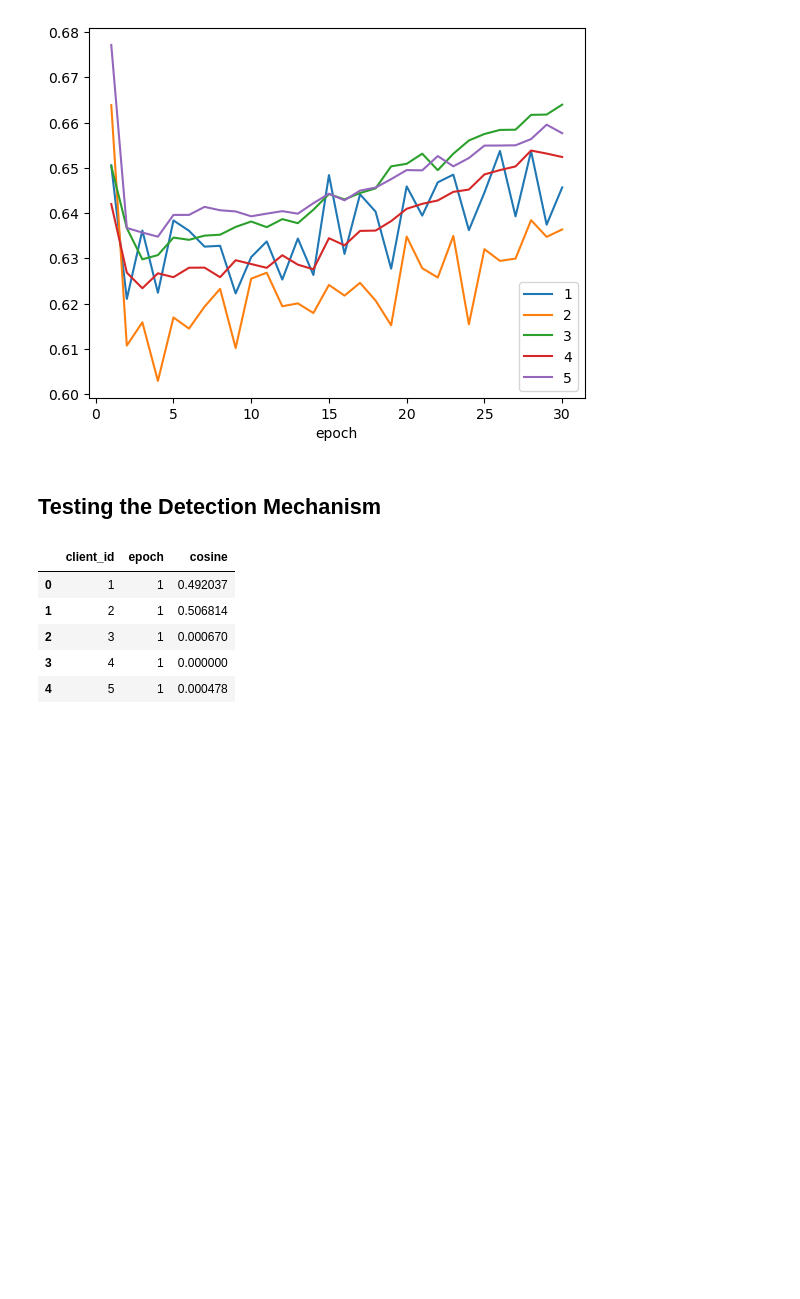
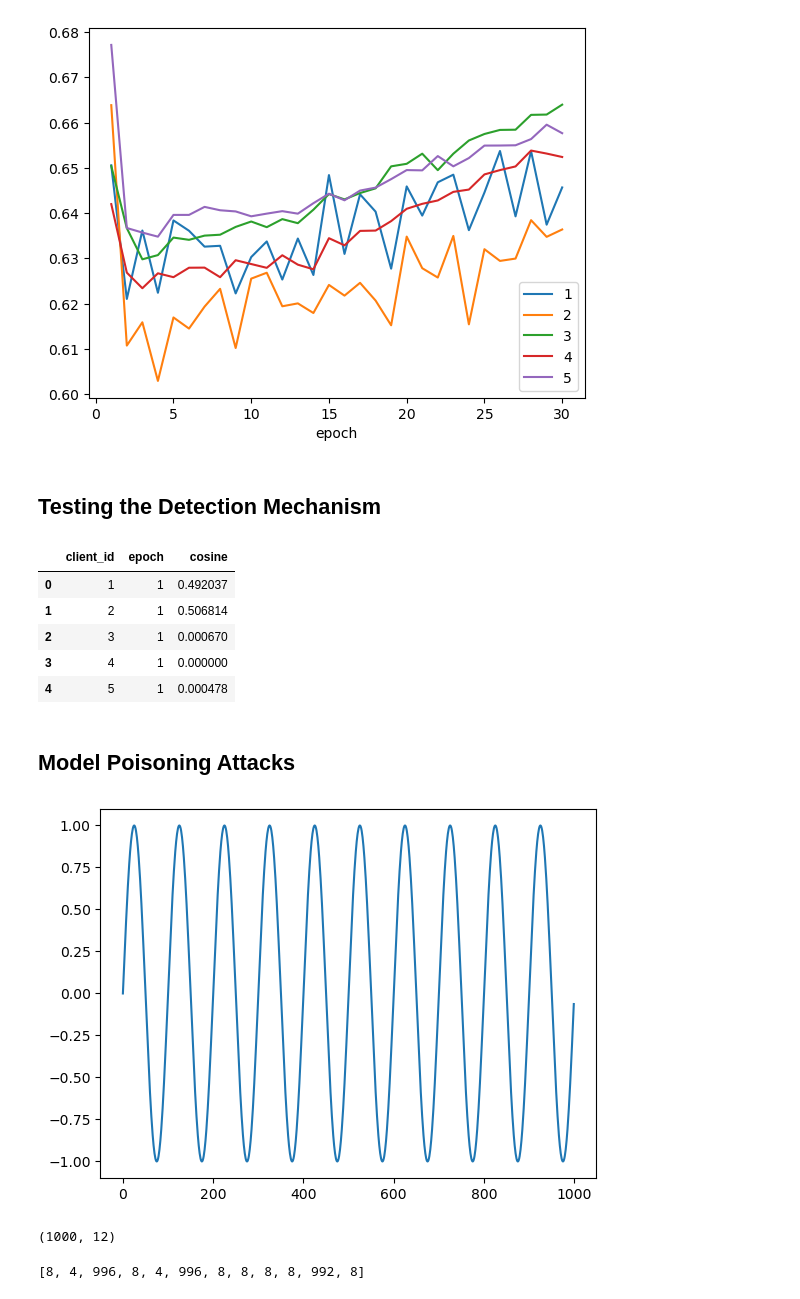
Before and after one commit to a-ayad/Split_ECG_Classification, a Jupyter notebook: analysis.ipynb, the cells around one changed output. Cells and saved outputs as stored; diff of their text form; code cells hidden in the pictures; blank space fills up the shorter version.

```diff
--- a/analysis.ipynb
+++ b/analysis.ipynb
@@ -283,4 +280 @@ def medianAbsoluteDeviation(x):
     return x
-# %%
-x = np.random.rand(5, 3)
-np.exp(x)
@@ -567,3 +535,17 @@ detection_scores
 | 2 | 3 | 1 | 0.000670 |
 | 3 | 4 | 1 | 0.000000 |
 | 4 | 5 | 1 | 0.000478 |
+# %% [markdown]
+## Model Poisoning Attacks
+# %%
+# samples from a sinusioid with a frequency of 500Hz for x seconds
+def generate_sinusoid(frequency, x, sampling_rate=100):
+    return np.sin(np.arange(0, x, 1 / sampling_rate) * frequency * 2 * np.pi)
+
+# plots a sinusoid in matplotlib
+def plot_sinusoid(frequency, x):
+    plt.plot(generate_sinusoid(frequency, x))
+
+plot_sinusoid(1, 10)
+# %% [output]
+[figure, added]
@@ -569,0 +580,17 @@ detection_scores
+# %%
+np.tile(s, (12, 1)).T.shape
+# %% [output]
+(1000, 12)
+# %%
+# Gets an ECG signal from the PTB-XL dataset with 12 leads. Estimates the frequency of each lead by taking the FFT and finding the maximum frequency. Returns a list of frequencies.
+def estimate_frequency(data):
+    frequencies = []
+    for i in range(data.shape[-1]):
+        fft = np.abs(np.fft.fft(data[:, i]))
+        freq = np.argmax(fft)
+        frequencies.append(freq)
+    return frequencies
+
+estimate_frequency(data[1])
+# %% [output]
+[8, 4, 996, 8, 4, 996, 8, 8, 8, 8, 992, 8]
```
Also changed, not shown: parts of 31 cells of this notebook, 15 other files.
